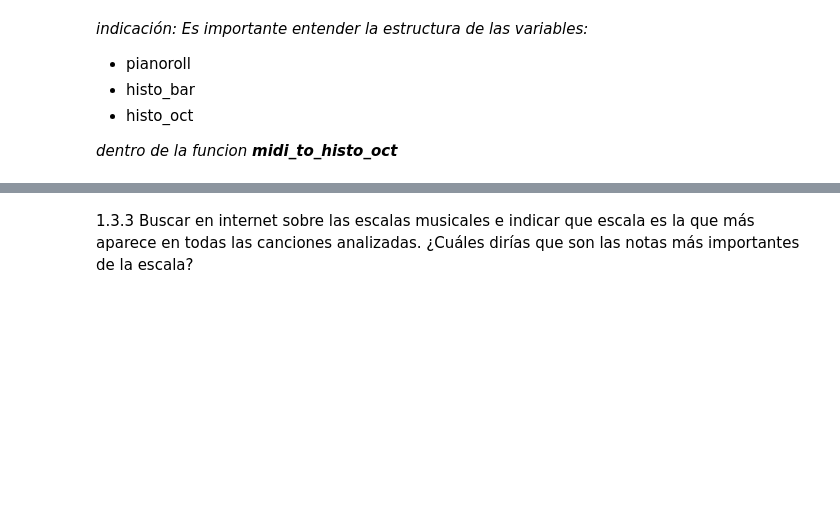
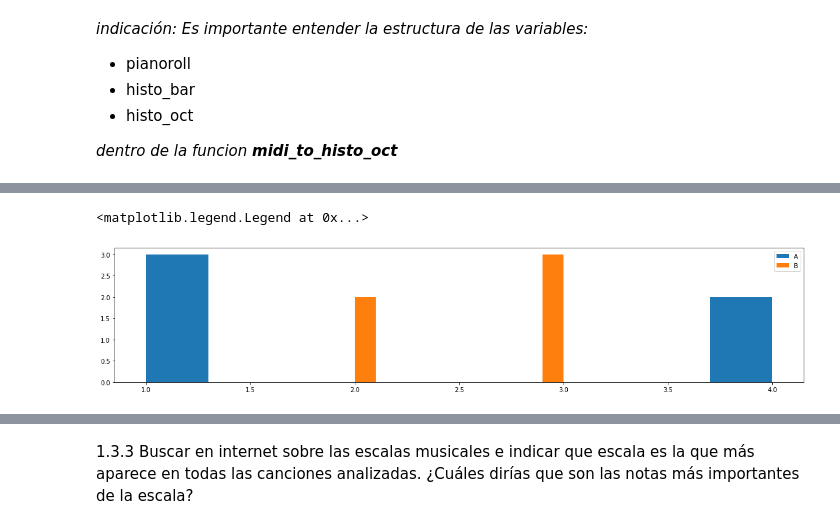
Before and after one commit to mtablado/uoc2022_deeplearning_pec3, a Jupyter notebook: 2021-2_M2.875_PEC3_Enunciado.ipynb, the cells around one changed output, grey strips where cells are left out. Cells and saved outputs as stored; diff of their text form; code cells hidden in the pictures; blank space fills up the shorter version.

```diff
--- a/2021-2_M2.875_PEC3_Enunciado.ipynb
+++ b/2021-2_M2.875_PEC3_Enunciado.ipynb
@@ -230,0 +338,13 @@ def my_midi_to_histo_oct(...):
+# %%
+print(histo_oct.shape)
+print(histo_oct)
+
+d = np.array([[1, 2, 1, 2, 1],[3, 4, 3, 4, 3]])
+print(d)
+print(d.shape)
+
+d2 = d.reshape(-1, 2)
+print(d2.shape)
+print(d2)
+df = pd.DataFrame(d2, columns=['A', 'B'])
+df.head(10)
@@ -230,0 +375,8 @@ def my_midi_to_histo_oct(...):
+# %%
+plt.figure(figsize=(20, 4))
+plt.hist(df.A, label='A')
+plt.hist(df.B, label='B')
+plt.legend()
+# %% [output]
+<matplotlib.legend.Legend at 0x...>
+[figure, added]
```
Also changed, not shown: parts of 21 cells of this notebook.
